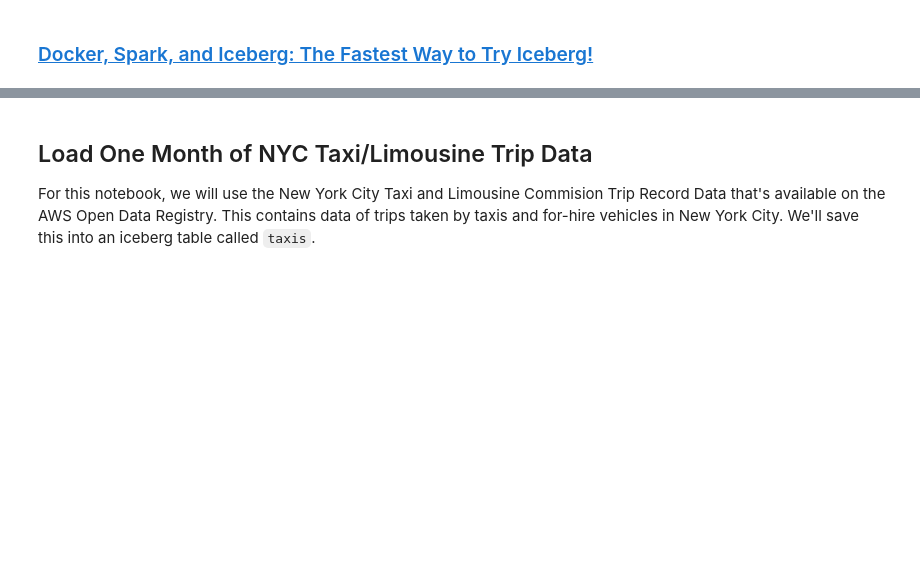
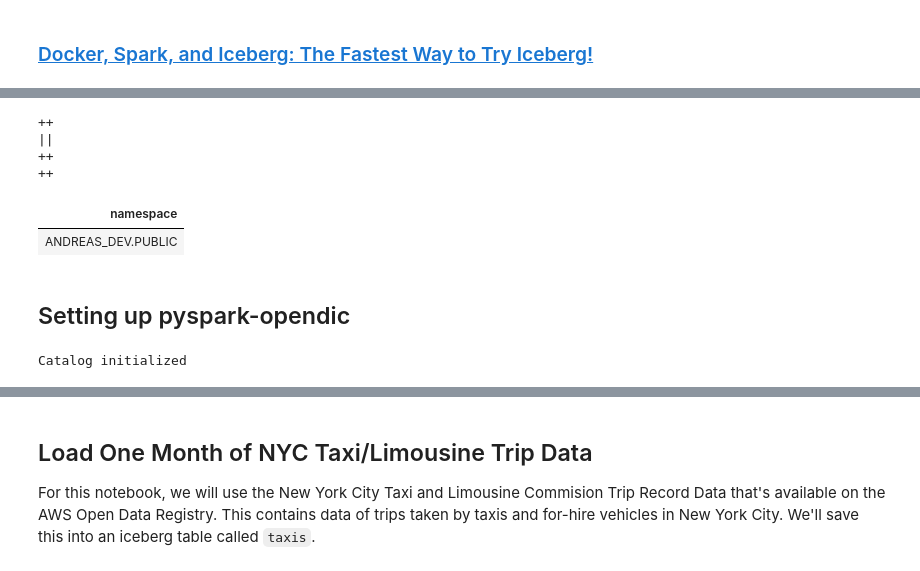
Before and after one commit to msc-open-metadata/polaris-boot, a Jupyter notebook: polaris-spark-local-postgres/notebooks/Iceberg - Getting Started.ipynb, the cells around one changed output, grey strips where cells are left out. Cells and saved outputs as stored; diff of their text form; code cells hidden in the pictures; blank space fills up the shorter version.

```diff
--- a/polaris-spark-local-postgres/notebooks/Iceberg - Getting Started.ipynb
+++ b/polaris-spark-local-postgres/notebooks/Iceberg - Getting Started.ipynb
@@ -65,0 +84,25 @@ Spark Running
+# %%
+%%sql
+CREATE NAMESPACE IF NOT EXISTS ANDREAS_DEV.PUBLIC
+# %% [output]
+++
+||
+++
+++
+# %%
+%%sql
+SHOW NAMESPACES IN ANDREAS_DEV
+# %% [output]
+| namespace |
+| ANDREAS_DEV.PUBLIC |
+# %% [markdown]
+## Setting up pyspark-opendic
+# %%
+from pyspark_opendic.catalog import OpenDicCatalog
+
+# Init polarisx catalog
+POLARIS_URI= "http://polaris:8181/api"
+catalog = OpenDicCatalog(spark, POLARIS_URI)
+print("Catalog initialized")
+# %% [output]
+Catalog initialized
```
Also changed, not shown: parts of 6 cells of this notebook, 2 other files.
